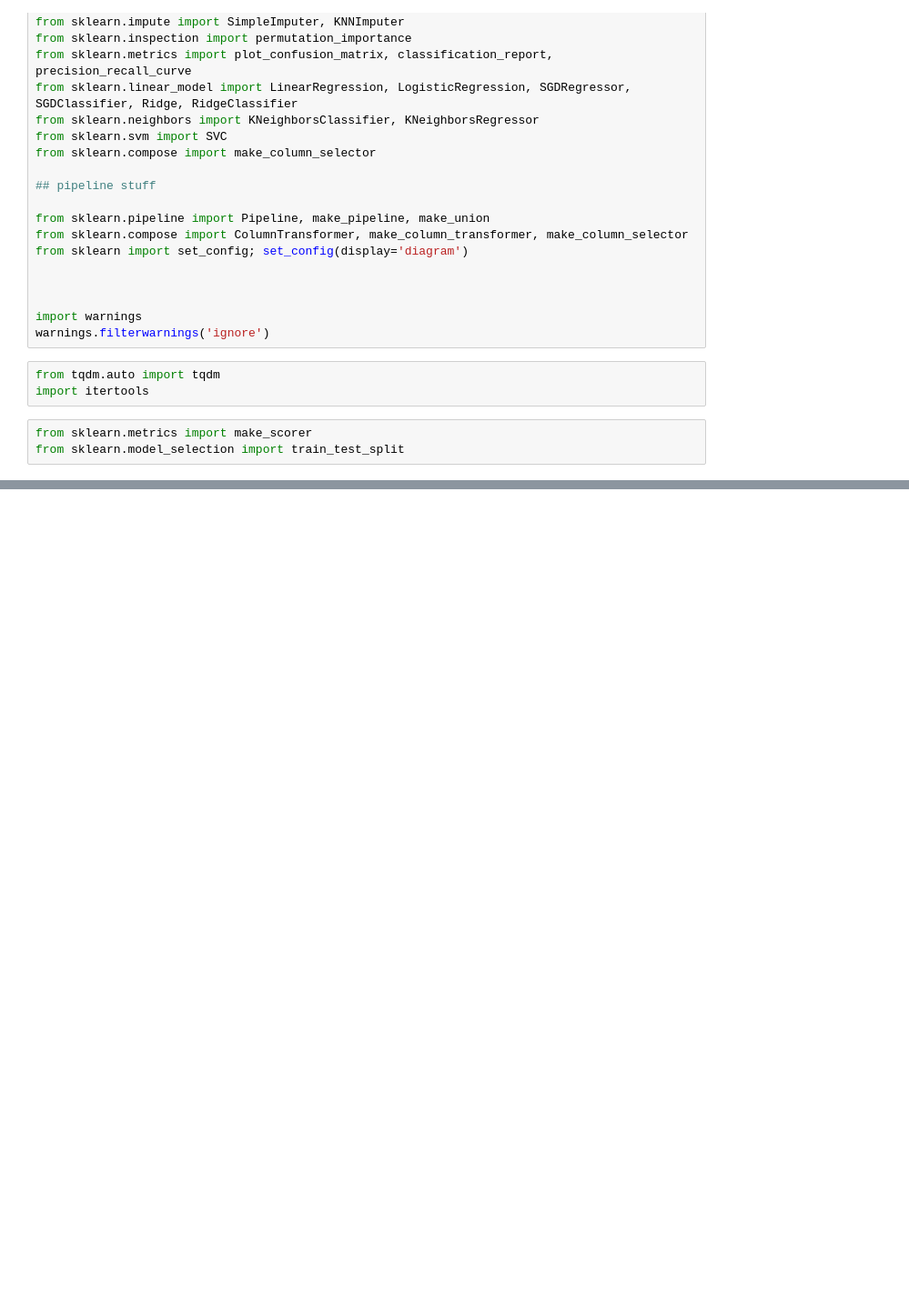
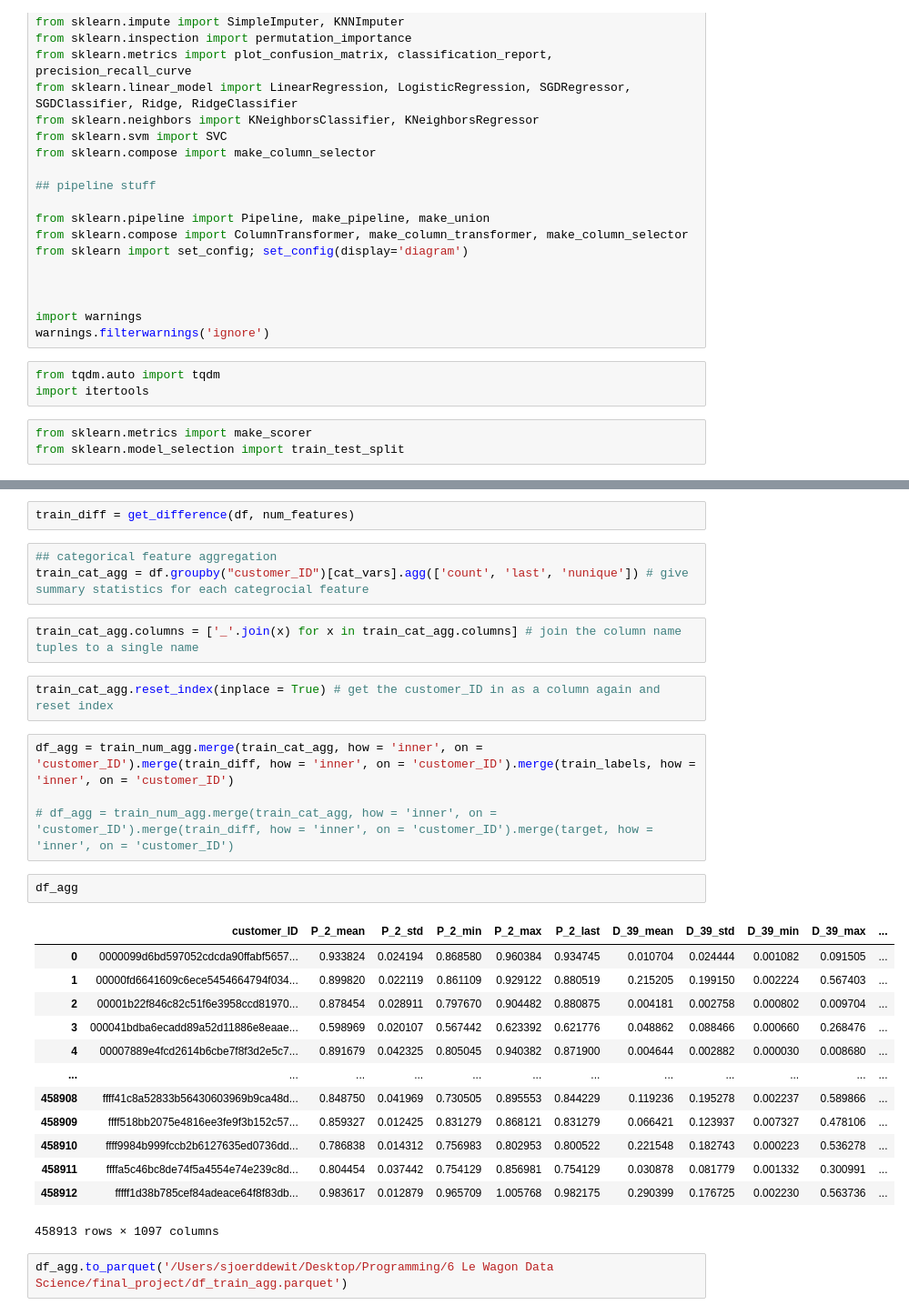
Before and after one commit to slawa-loev/AMEX_default_prediction, a Jupyter notebook: notebooks/xgboost_catboost_reloaded.ipynb, the cells around one changed output, grey strips where cells are left out. Shown at 91% size. Cells and saved outputs as stored; diff of their text form; blank space fills up the shorter version.

```diff
--- a/notebooks/xgboost_catboost_reloaded.ipynb
+++ b/notebooks/xgboost_catboost_reloaded.ipynb
@@ -59,0 +150,31 @@ target = pd.concat([target_pay, target_def])
+# %%
+train_diff = get_difference(df, num_features)
+# %%
+## categorical feature aggregation
+train_cat_agg = df.groupby("customer_ID")[cat_vars].agg(['count', 'last', 'nunique']) # give summary statistics for each categrocial feature
+# %%
+train_cat_agg.columns = ['_'.join(x) for x in train_cat_agg.columns] # join the column name tuples to a single name
+# %%
+train_cat_agg.reset_index(inplace = True) # get the customer_ID in as a column again and reset index
+# %%
+df_agg = train_num_agg.merge(train_cat_agg, how = 'inner', on = 'customer_ID').merge(train_diff, how = 'inner', on = 'customer_ID').merge(train_labels, how = 'inner', on = 'customer_ID')
+
+# df_agg = train_num_agg.merge(train_cat_agg, how = 'inner', on = 'customer_ID').merge(train_diff, how = 'inner', on = 'customer_ID').merge(target, how = 'inner', on = 'customer_ID')
+# %%
+df_agg
+# %% [output]
+|  | customer_ID | P_2_mean | P_2_std | P_2_min | P_2_max | P_2_last | D_39_mean | D_39_std | D_39_min | D_39_max | ... |
+| 0 | 0000099d6bd597052cdcda90ffabf5657... | 0.933824 | 0.024194 | 0.868580 | 0.960384 | 0.934745 | 0.010704 | 0.024444 | 0.001082 | 0.091505 | ... |
+| 1 | 00000fd6641609c6ece5454664794f034... | 0.899820 | 0.022119 | 0.861109 | 0.929122 | 0.880519 | 0.215205 | 0.199150 | 0.002224 | 0.567403 | ... |
+| 2 | 00001b22f846c82c51f6e3958ccd81970... | 0.878454 | 0.028911 | 0.797670 | 0.904482 | 0.880875 | 0.004181 | 0.002758 | 0.000802 | 0.009704 | ... |
+| 3 | 000041bdba6ecadd89a52d11886e8eaae... | 0.598969 | 0.020107 | 0.567442 | 0.623392 | 0.621776 | 0.048862 | 0.088466 | 0.000660 | 0.268476 | ... |
+| 4 | 00007889e4fcd2614b6cbe7f8f3d2e5c7... | 0.891679 | 0.042325 | 0.805045 | 0.940382 | 0.871900 | 0.004644 | 0.002882 | 0.000030 | 0.008680 | ... |
+| ... | ... | ... | ... | ... | ... | ... | ... | ... | ... | ... | ... |
+| 458908 | ffff41c8a52833b56430603969b9ca48d... | 0.848750 | 0.041969 | 0.730505 | 0.895553 | 0.844229 | 0.119236 | 0.195278 | 0.002237 | 0.589866 | ... |
+| 458909 | ffff518bb2075e4816ee3fe9f3b152c57... | 0.859327 | 0.012425 | 0.831279 | 0.868121 | 0.831279 | 0.066421 | 0.123937 | 0.007327 | 0.478106 | ... |
+| 458910 | ffff9984b999fccb2b6127635ed0736dd... | 0.786838 | 0.014312 | 0.756983 | 0.802953 | 0.800522 | 0.221548 | 0.182743 | 0.000223 | 0.536278 | ... |
+| 458911 | ffffa5c46bc8de74f5a4554e74e239c8d... | 0.804454 | 0.037442 | 0.754129 | 0.856981 | 0.754129 | 0.030878 | 0.081779 | 0.001332 | 0.300991 | ... |
+| 458912 | fffff1d38b785cef84adeace64f8f83db... | 0.983617 | 0.012879 | 0.965709 | 1.005768 | 0.982175 | 0.290399 | 0.176725 | 0.002230 | 0.563736 | ... |
+458913 rows × 1097 columns
+# %%
+df_agg.to_parquet('/Users/sjoerddewit/Desktop/Programming/6 Le Wagon Data Science/final_project/df_train_agg.parquet')
```
Also changed, not shown: parts of 28 cells of this notebook, 9 other files.
